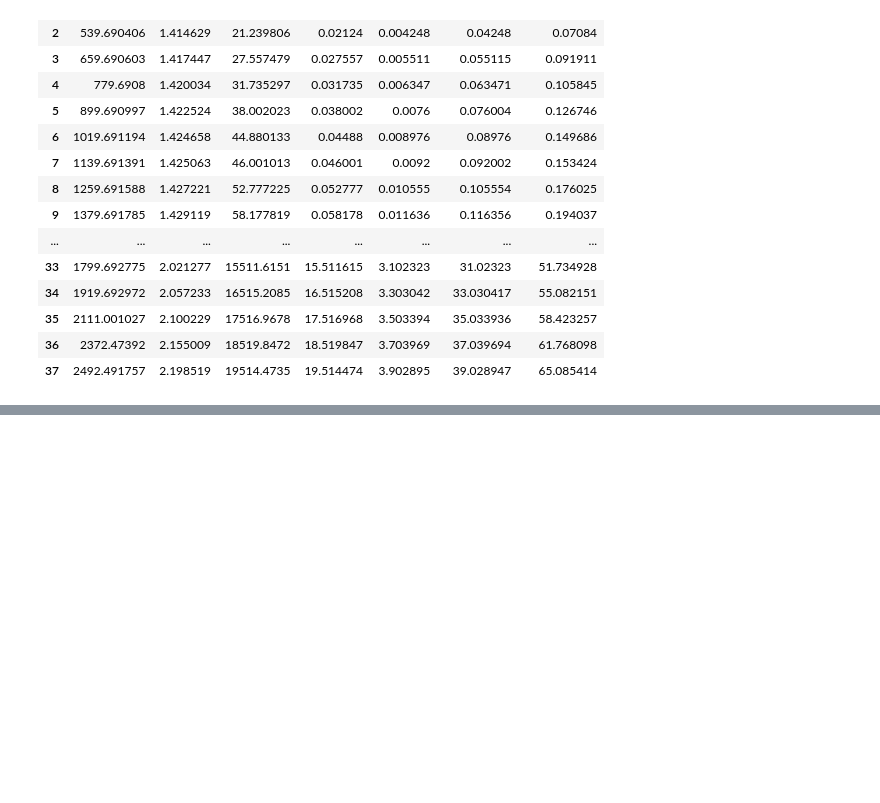
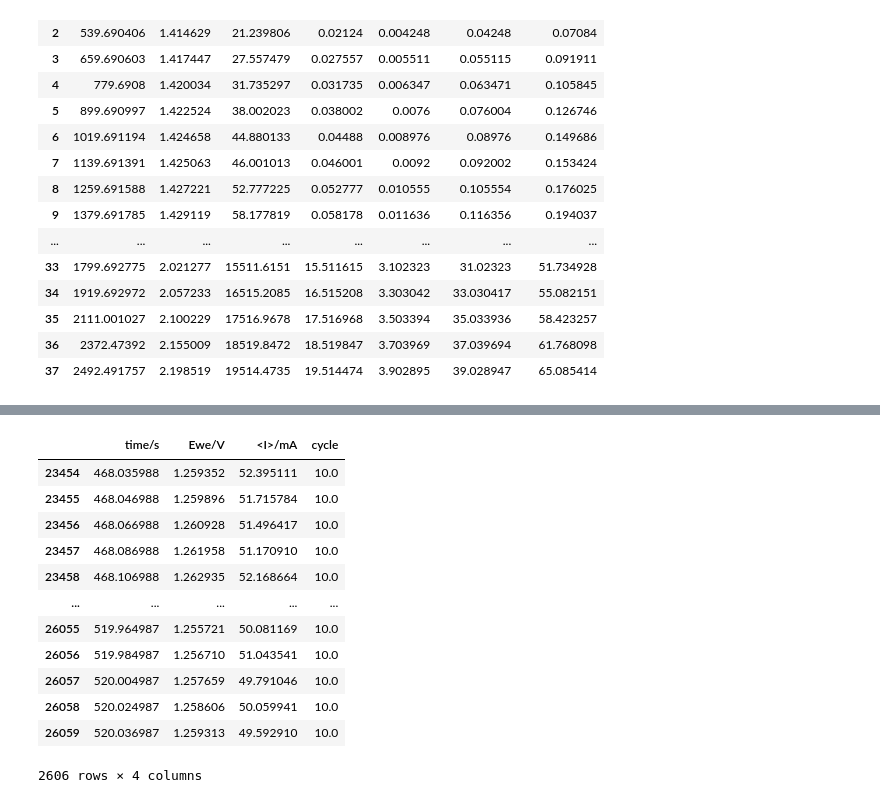
Before and after one commit to karaferner/cmu-edl, a Jupyter notebook: test.ipynb, the cells around one changed output, grey strips where cells are left out. Cells and saved outputs as stored; diff of their text form; code cells hidden in the pictures; blank space fills up the shorter version.

```diff
--- a/test.ipynb
+++ b/test.ipynb
@@ -131,0 +174,16 @@ exp.polarization.normalize_current_to_catalyst_cost()
+# %%
+exp.CV.select_cycle(cycle_num=10)
+# %% [output]
+|  | time/s | Ewe/V | <I>/mA | cycle |
+| 23454 | 468.035988 | 1.259352 | 52.395111 | 10.0 |
+| 23455 | 468.046988 | 1.259896 | 51.715784 | 10.0 |
+| 23456 | 468.066988 | 1.260928 | 51.496417 | 10.0 |
+| 23457 | 468.086988 | 1.261958 | 51.170910 | 10.0 |
+| 23458 | 468.106988 | 1.262935 | 52.168664 | 10.0 |
+| ... | ... | ... | ... | ... |
+| 26055 | 519.964987 | 1.255721 | 50.081169 | 10.0 |
+| 26056 | 519.984987 | 1.256710 | 51.043541 | 10.0 |
+| 26057 | 520.004987 | 1.257659 | 49.791046 | 10.0 |
+| 26058 | 520.024987 | 1.258606 | 50.059941 | 10.0 |
+| 26059 | 520.036987 | 1.259313 | 49.592910 | 10.0 |
+2606 rows × 4 columns
```
Also changed, not shown: parts of 7 cells of this notebook, 9 other files.
